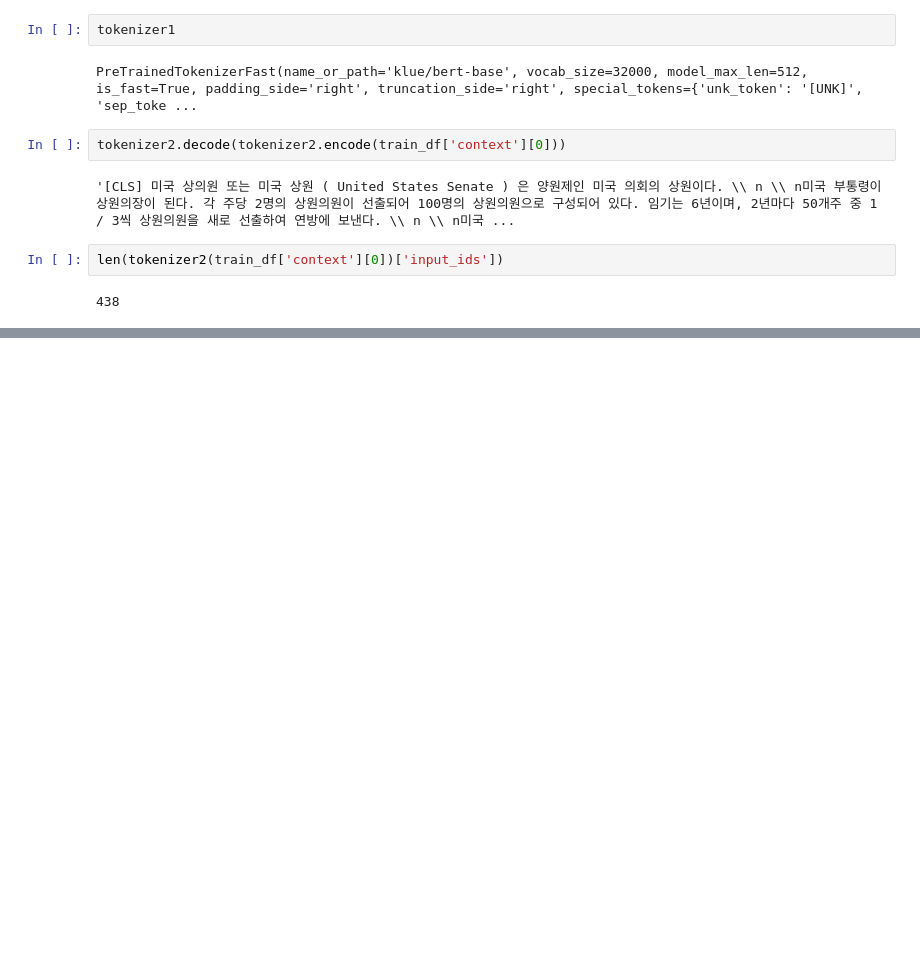
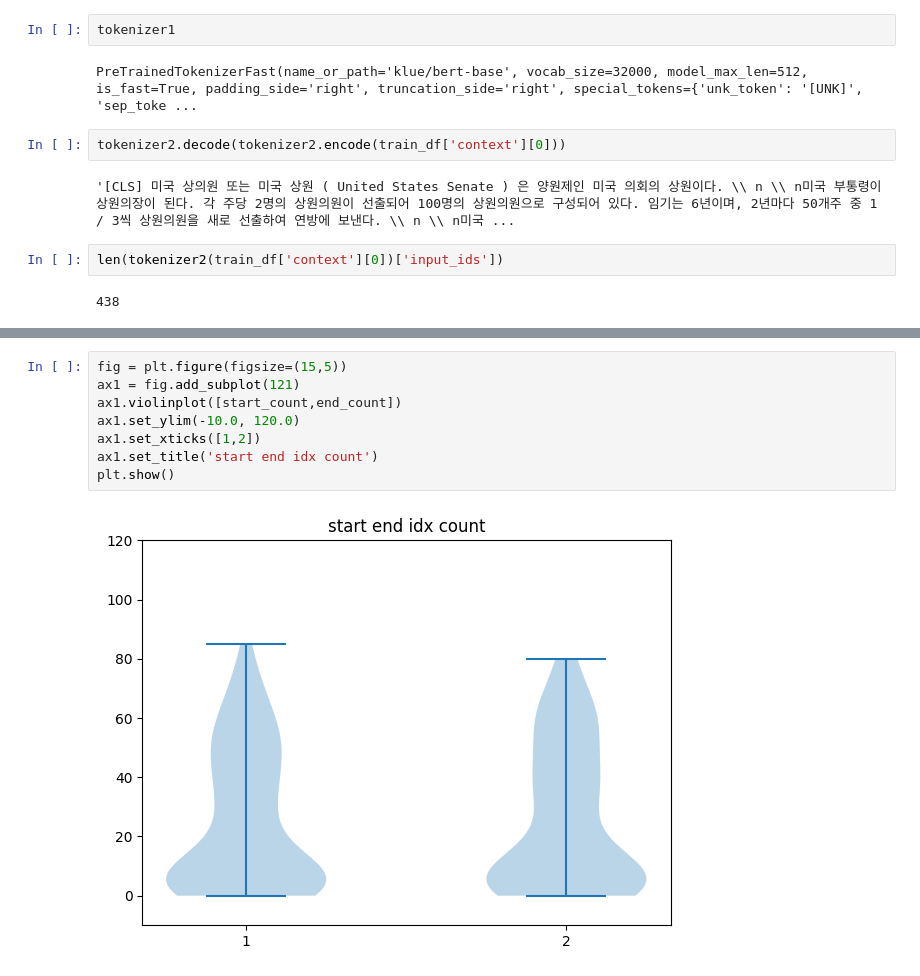
Before and after one commit to boostcampaitech4lv23nlp1/level2_mrc_nlp-level2-nlp-07, a Jupyter notebook: code/notebook/max_seq_len_search.ipynb, the cells around one changed output, grey strips where cells are left out. Saved outputs shown, nothing was run; the diff lists cells and outputs as text; blank space fills up the shorter version.

```diff
--- a/code/notebook/max_seq_len_search.ipynb
+++ b/code/notebook/max_seq_len_search.ipynb
@@ -94,0 +220,10 @@ val_max
+# %%
+fig = plt.figure(figsize=(15,5))
+ax1 = fig.add_subplot(121)
+ax1.violinplot([start_count,end_count])
+ax1.set_ylim(-10.0, 120.0)
+ax1.set_xticks([1,2])
+ax1.set_title('start end idx count')
+plt.show()
+# %% [output]
+[figure, added]
```
Also changed, not shown: parts of 47 cells of this notebook.
